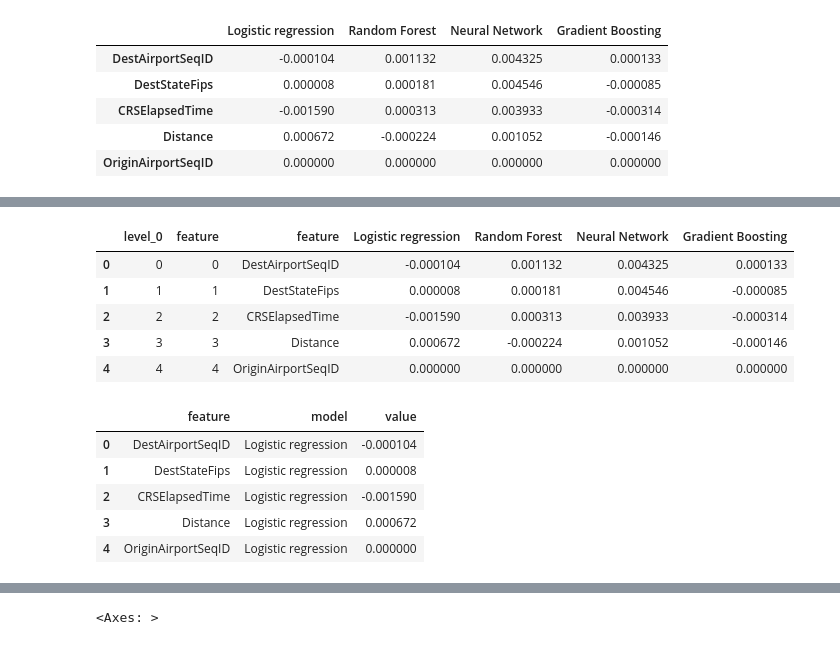
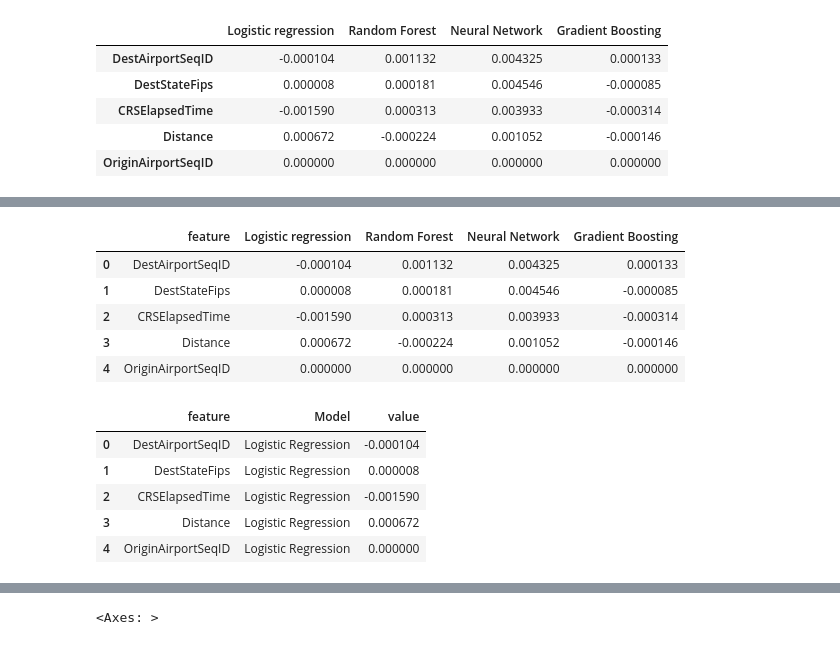
Before and after one commit to Team-Takeoff/Capstone, a Jupyter notebook: models/Test_Models.ipynb, the cells around one changed output, grey strips where cells are left out. Drawn from its saved outputs; the diff is of its cells as text; code cells hidden in the pictures.

```diff
--- a/models/Test_Models.ipynb
+++ b/models/Test_Models.ipynb
@@ -108,7 +107,7 @@ nn = joblib.load(files['Models']['NN_pipe'])
 
 
 # # Then, load the Keras model:
-model = load_model('/content/drive/Shareddrives/STUDENT-Capstone SS23/Models/best_model.h5',
+model = load_model(files['Models']['NN_mod'],
                   custom_objects={'create_model': create_model, 'custom_f1': custom_f1})
 # %% [output]
 https://scikit-learn.org/stable/model_persistence.html#security-maintainability-limitations
@@ -221,11 +220,11 @@ for k,v in models.items():
   models[k]['thres'] = thres
   models[k]['metrics'] = {}
   models[k]['metrics']['accuracy'] = accuracy_score(y_test,y_preds)
-  models[k]['metrics']['precision'] = round(precision_score(y_test,y_preds,average='weighted'),3)
-  models[k]['metrics']['recall'] = round(recall_score(y_test,y_preds,average='weighted'),3)
-  models[k]['metrics']['f1'] = round(f1_score(y_test, y_preds,average='weighted'),3)
-  models[k]['metrics']['auc'] = round(roc_auc_score(y_test,y_preds_proba,average='weighted',),3)
-  models[k]['metrics']['overall_fpr'] = 1 - round(recall_score(y_test,y_preds, pos_label=0),3)
+  models[k]['metrics']['precision'] = round(precision_score(y_test,y_preds,average='weighted'),2)
+  models[k]['metrics']['recall'] = round(recall_score(y_test,y_preds,average='weighted'),2)
+  models[k]['metrics']['f1'] = round(f1_score(y_test, y_preds,average='weighted'),2)
+  models[k]['metrics']['auc'] = round(roc_auc_score(y_test,y_preds_proba,average='weighted',),2)
+  models[k]['metrics']['overall_fpr'] = 1 - round(recall_score(y_test,y_preds, pos_label=0),2)
   cm = confusion_matrix(y_test,y_preds,labels=[0,1])
   models[k]['metrics']['confusion'] = cm
 # %% [output]
@@ -593,6 +651,7 @@ tst.head()
 # %%
 permdict = joblib.load(files['Evaluation']['Feature_Eval'])
 perm_df = pd.DataFrame(permdict)
+perm_df.replace({'Logistic regression: Logistic Regression'},inplace=True)
 perm_df.head()
 # %% [output]
 |  | Logistic regression | Random Forest | Neural Network | Gradient Boosting |
@@ -719,22 +769,23 @@ perm_df =perm_df.reset_index()
 perm_df = perm_df.rename({'index':'feature'},axis=1)
 perm_df.head()
 # %% [output]
-|  | level_0 | feature | feature | Logistic regression | Random Forest | Neural Network | Gradient Boosting |
-| 0 | 0 | 0 | DestAirportSeqID | -0.000104 | 0.001132 | 0.004325 | 0.000133 |
-| 1 | 1 | 1 | DestStateFips | 0.000008 | 0.000181 | 0.004546 | -0.000085 |
-| 2 | 2 | 2 | CRSElapsedTime | -0.001590 | 0.000313 | 0.003933 | -0.000314 |
-| 3 | 3 | 3 | Distance | 0.000672 | -0.000224 | 0.001052 | -0.000146 |
-| 4 | 4 | 4 | OriginAirportSeqID | 0.000000 | 0.000000 | 0.000000 | 0.000000 |
+|  | feature | Logistic regression | Random Forest | Neural Network | Gradient Boosting |
+| 0 | DestAirportSeqID | -0.000104 | 0.001132 | 0.004325 | 0.000133 |
+| 1 | DestStateFips | 0.000008 | 0.000181 | 0.004546 | -0.000085 |
+| 2 | CRSElapsedTime | -0.001590 | 0.000313 | 0.003933 | -0.000314 |
+| 3 | Distance | 0.000672 | -0.000224 | 0.001052 | -0.000146 |
+| 4 | OriginAirportSeqID | 0.000000 | 0.000000 | 0.000000 | 0.000000 |
 # %%
 perm_long = pd.melt(perm_df,id_vars='feature',
                     value_vars=models,
-                    var_name='model'
+                    var_name='Model'
                     )
+perm_long.replace({'Logistic regression': 'Logistic Regression'},inplace=True)
 perm_long.head()
 # %% [output]
-|  | feature | model | value |
-| 0 | DestAirportSeqID | Logistic regression | -0.000104 |
-| 1 | DestStateFips | Logistic regression | 0.000008 |
-| 2 | CRSElapsedTime | Logistic regression | -0.001590 |
-| 3 | Distance | Logistic regression | 0.000672 |
-| 4 | OriginAirportSeqID | Logistic regression | 0.000000 |
+|  | feature | Model | value |
+| 0 | DestAirportSeqID | Logistic Regression | -0.000104 |
+| 1 | DestStateFips | Logistic Regression | 0.000008 |
+| 2 | CRSElapsedTime | Logistic Regression | -0.001590 |
+| 3 | Distance | Logistic Regression | 0.000672 |
+| 4 | OriginAirportSeqID | Logistic Regression | 0.000000 |
```
Also changed, not shown: parts of 30 cells of this notebook, 8 other files.
